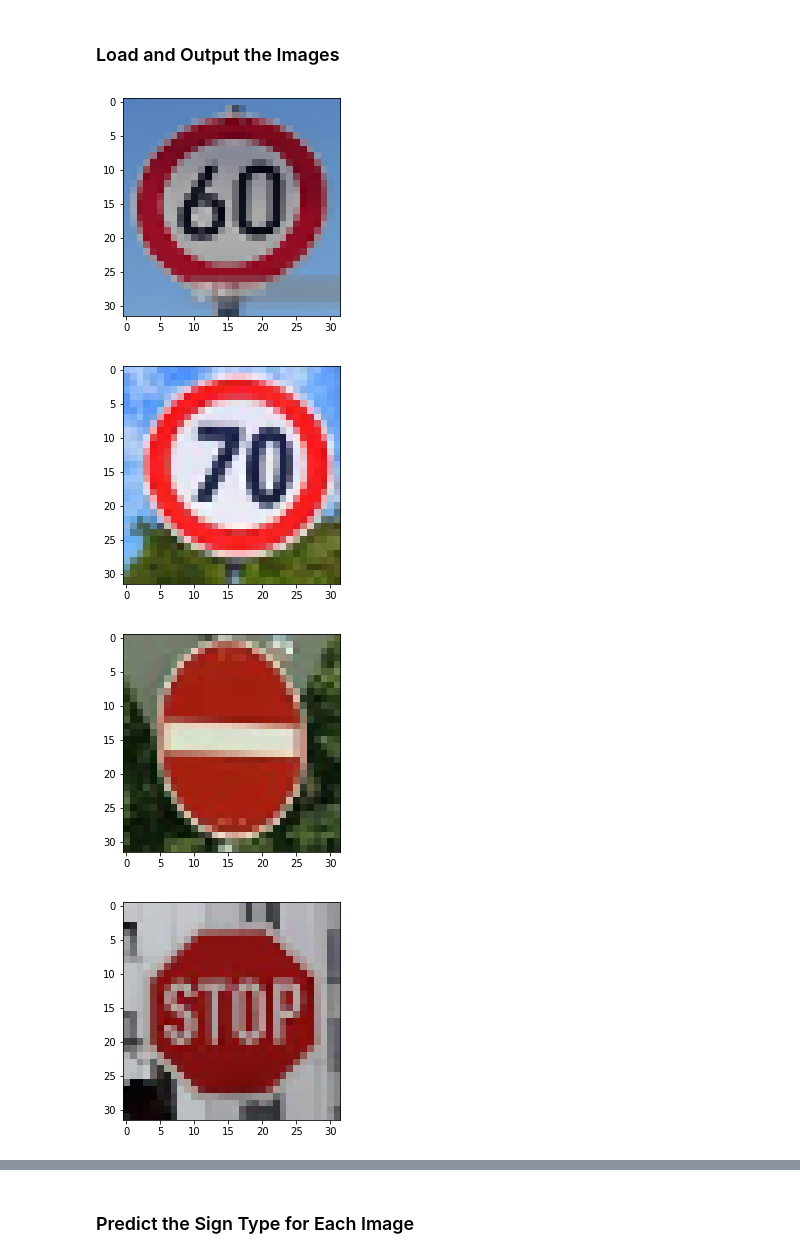
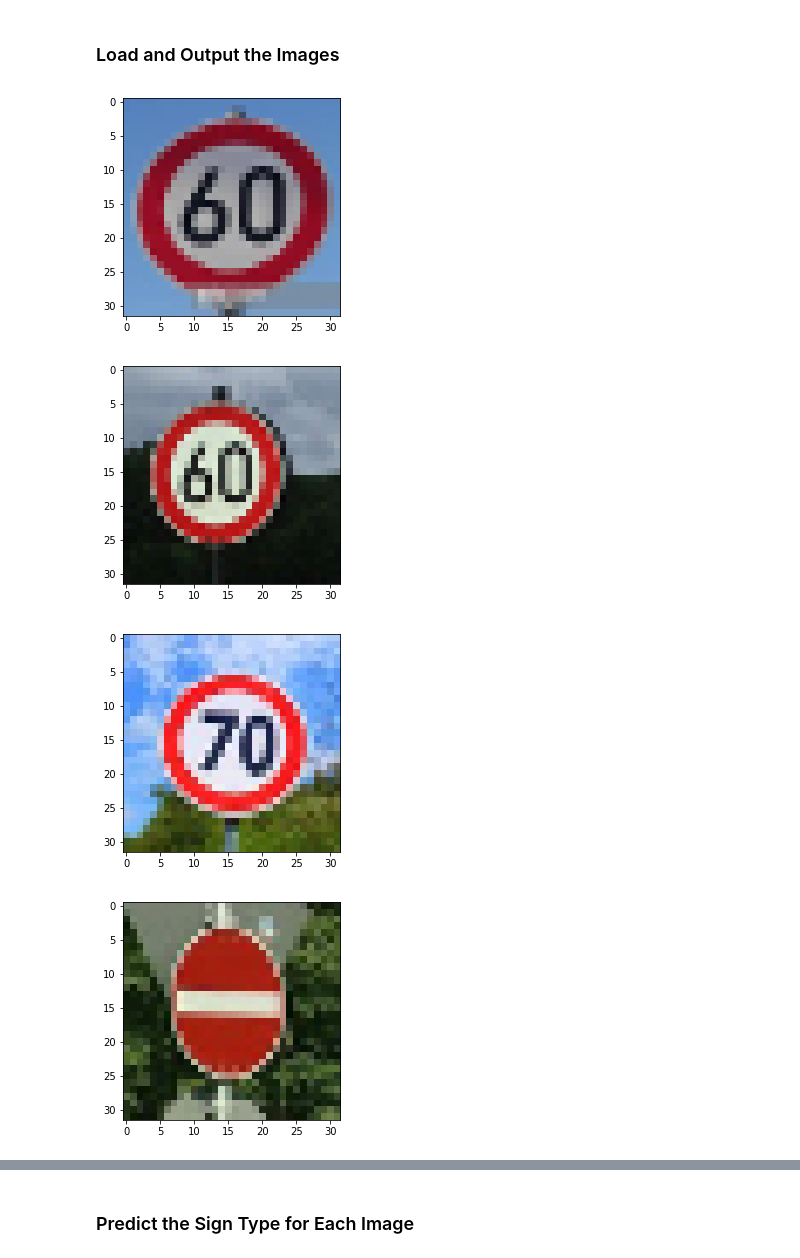
Before and after one commit to sagarudasi/CarND-Traffic-Sign-Classifier-Project, a Jupyter notebook: Traffic_Sign_Classifier.ipynb, the cells around one changed output, grey strips where cells are left out. Saved outputs shown, nothing was run; the diff lists cells and outputs as text; code cells hidden in the pictures.

```diff
--- a/Traffic_Sign_Classifier.ipynb
+++ b/Traffic_Sign_Classifier.ipynb
@@ -303,30 +317,34 @@ Test accuracy: 0.918
 # %%
 ### Load the images and plot them here.
 ### Feel free to use as many code cells as needed.
 import matplotlib.image as mpimg
 ground_truth = []
-image = mpimg.imread('C:\\Users\\sagar\\Desktop\\web\\60.png')
+image = mpimg.imread('C:\\Users\\sagar\\Desktop\\web\\60.jpg')
 plt.imshow(image)
 plt.show()
 ground_truth.append([3, image])
-image = mpimg.imread('C:\\Users\\sagar\\Desktop\\web\\70.png')
+image = mpimg.imread('C:\\Users\\sagar\\Desktop\\web\\60_2.jpg')
+plt.imshow(image)
+plt.show()
+ground_truth.append([3, image])
+image = mpimg.imread('C:\\Users\\sagar\\Desktop\\web\\70.jpg')
 plt.imshow(image)
 plt.show()
 ground_truth.append([4, image])
-image = mpimg.imread('C:\\Users\\sagar\\Desktop\\web\\noentry.png')
+image = mpimg.imread('C:\\Users\\sagar\\Desktop\\web\\noentry.jpg')
 plt.imshow(image)
 plt.show()
 ground_truth.append([17, image])
-image = mpimg.imread('C:\\Users\\sagar\\Desktop\\web\\stop.png')
+image = mpimg.imread('C:\\Users\\sagar\\Desktop\\web\\stop.jpg')
 plt.imshow(image)
 plt.show()
 ground_truth.append([14, image])
-image = mpimg.imread('C:\\Users\\sagar\\Desktop\\web\\yield.png')
+image = mpimg.imread('C:\\Users\\sagar\\Desktop\\web\\yield.jpg')
 plt.imshow(image)
 plt.show()
 ground_truth.append([13, image])
 # %% [output]
-[figure, old version]
+[figure, new version]
-[figure, old version]
+[figure, new version]
-[figure, old version]
+[figure, new version]
-[figure, old version]
+[figure, new version]
```
Also changed, not shown: parts of 9 cells of this notebook, 12 other files.
